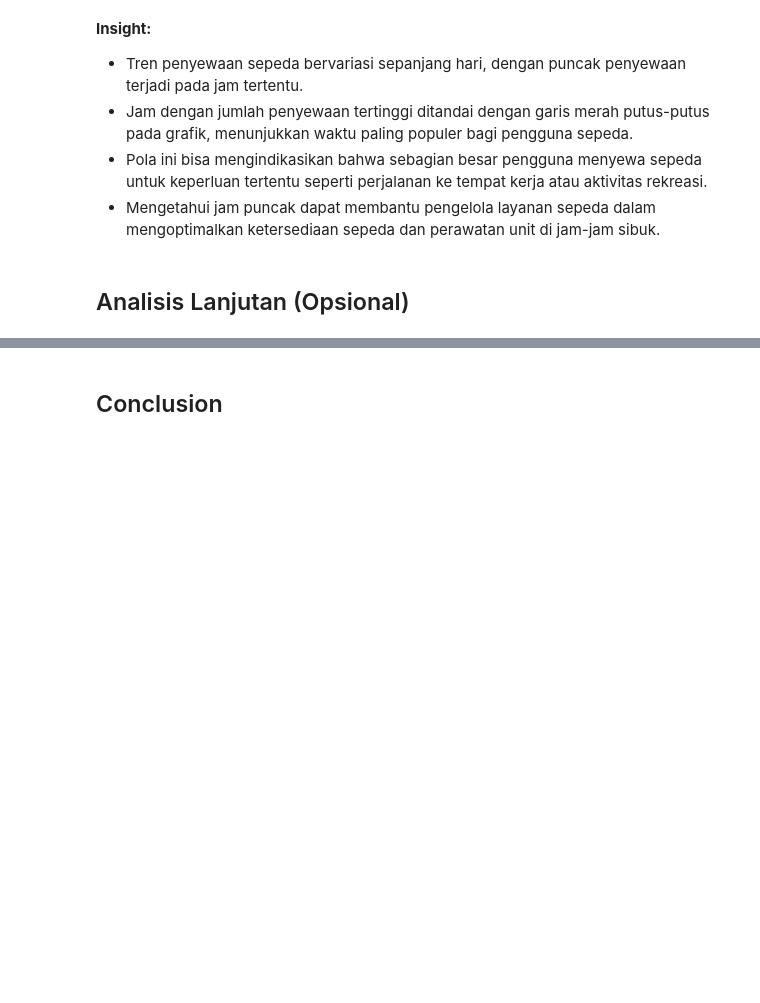
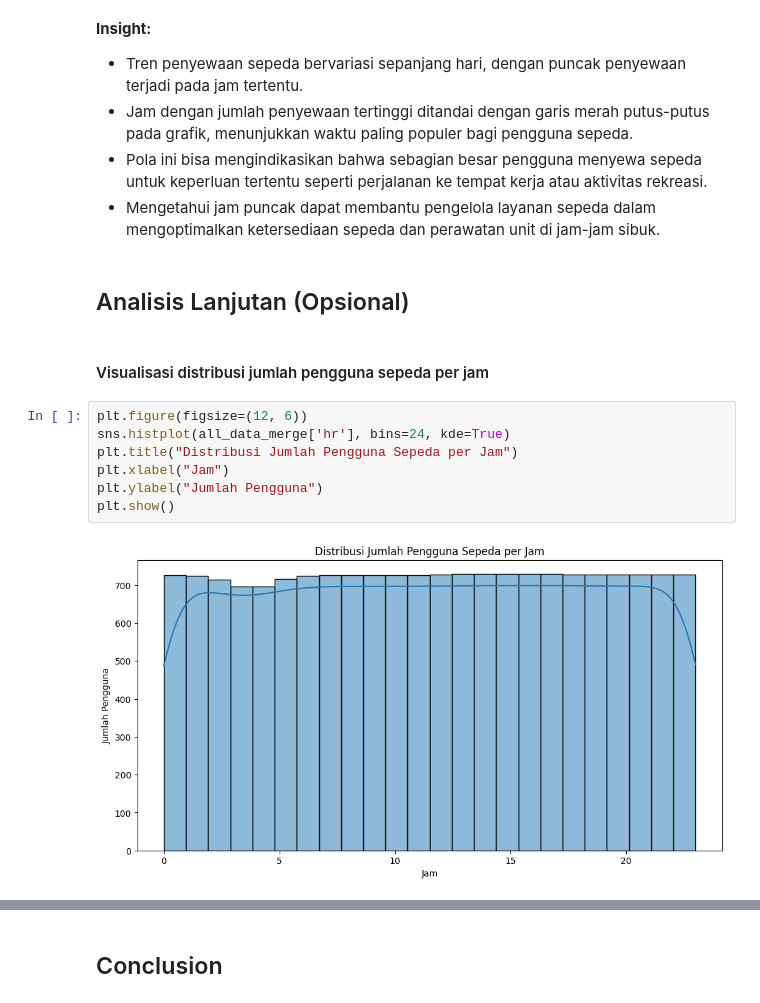
Before and after one commit to hamdaniqhmqd/Proyek-Analisis-Data, a Jupyter notebook: Proyek_Analisis_Data.ipynb, the cells around one changed output, grey strips where cells are left out. Saved outputs shown, nothing was run; the diff lists cells and outputs as text; blank space fills up the shorter version.

```diff
--- a/Proyek_Analisis_Data.ipynb
+++ b/Proyek_Analisis_Data.ipynb
@@ -807,3 +807,14 @@ Jam dengan jumlah penyewaan sepeda tertinggi: 17 dengan 336860 penyewaan.
 - Mengetahui jam puncak dapat membantu pengelola layanan sepeda dalam mengoptimalkan ketersediaan sepeda dan perawatan unit di jam-jam sibuk.
 # %% [markdown]
 ## Analisis Lanjutan (Opsional)
+# %% [markdown]
+#### Visualisasi distribusi jumlah pengguna sepeda per jam
+# %%
+plt.figure(figsize=(12, 6))
+sns.histplot(all_data_merge['hr'], bins=24, kde=True)
+plt.title("Distribusi Jumlah Pengguna Sepeda per Jam")
+plt.xlabel("Jam")
+plt.ylabel("Jumlah Pengguna")
+plt.show()
+# %% [output]
+[figure, added]
```
Also changed, not shown: parts of 13 cells of this notebook.
